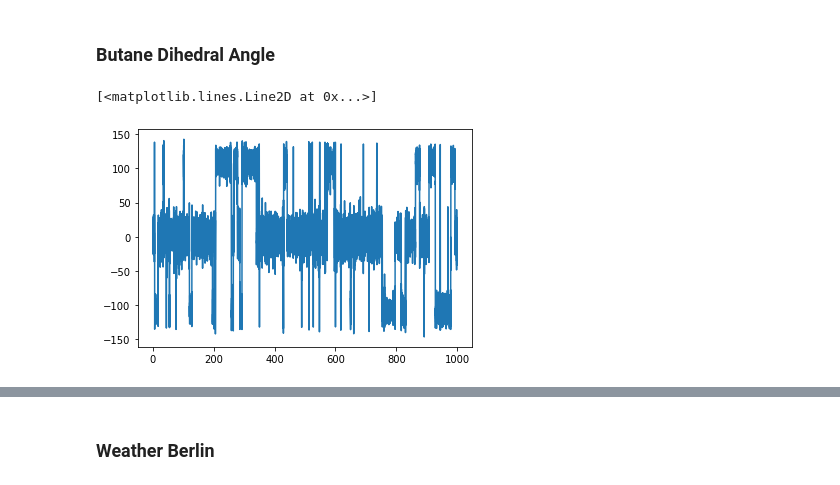
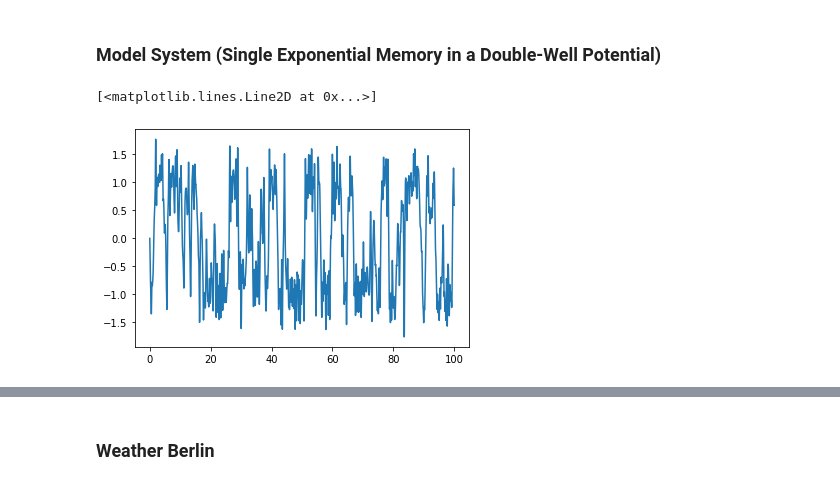
Before and after one commit to hkiefer/mempred, a Jupyter notebook: example/Memory_Extraction.ipynb, the cells around one changed output, grey strips where cells are left out. Saved outputs shown, nothing was run; the diff lists cells and outputs as text; code cells hidden in the pictures.

```diff
--- a/example/Memory_Extraction.ipynb
+++ b/example/Memory_Extraction.ipynb
@@ -13,29 +13,14 @@ Latest feature: upgrade predictor
-# %% [markdown]
-### Butane Dihedral Angle
-# %%
-from numba import njit
-@njit
-def convert_dihedral(x):
-    x_new = x.copy()
-    """Corrects the computed dihedral trajectory for negative values and shifts to the 180 deg state"""
-    for i in range(len(x)):
-        if x_new[i] <= 0.0:
-
-            x_new[i] += 360
-
-        x_new[i] -= 180  # will shift trans state to 0 deg
-
-    return x_new
-
-trj=np.loadtxt("example.trj")
-
-x = convert_dihedral(trj[:,1])
-t = trj[:,0]
-
-plt.plot(t,x)
-# %% [output]
-[<matplotlib.lines.Line2D at 0x...>]
-[figure, removed]
+# %% [markdown]
+### Model System (Single Exponential Memory in a Double-Well Potential)
+# %%
+dt=0.01
+x = np.load('example.npy')
+t = np.arange(0,len(x)*dt,dt)
+
+plt.plot(t[:10000],x[:10000])
+# %% [output]
+[<matplotlib.lines.Line2D at 0x...>]
+[figure, added]
 # %%
 from numba import njit
 
```
Also changed, not shown: parts of 8 cells of this notebook, 44 other files.
